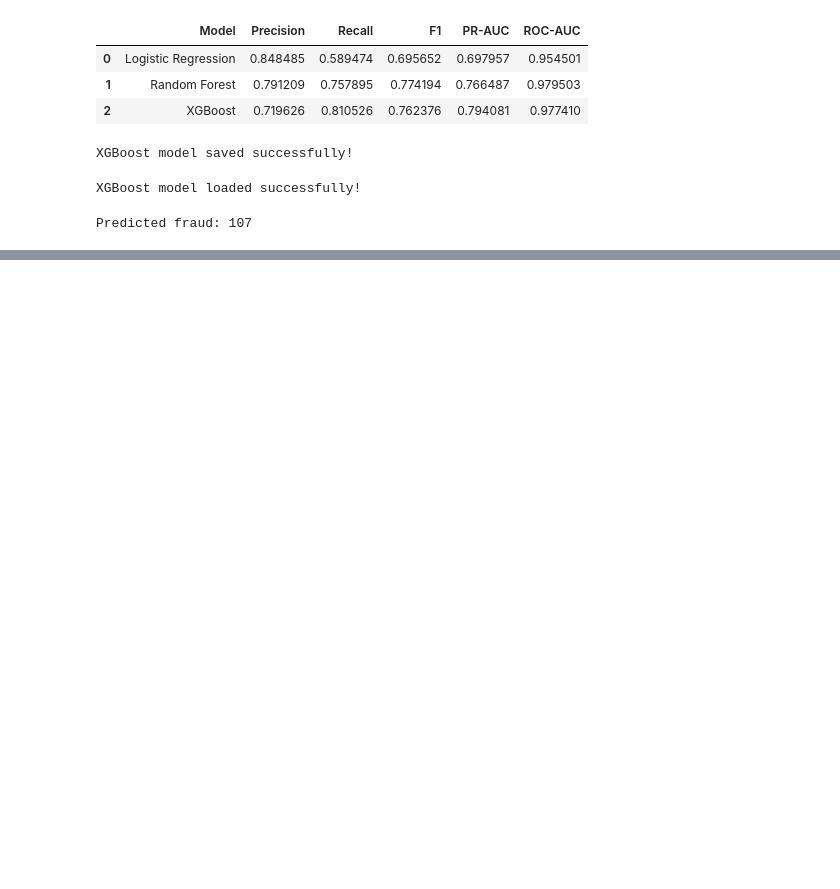
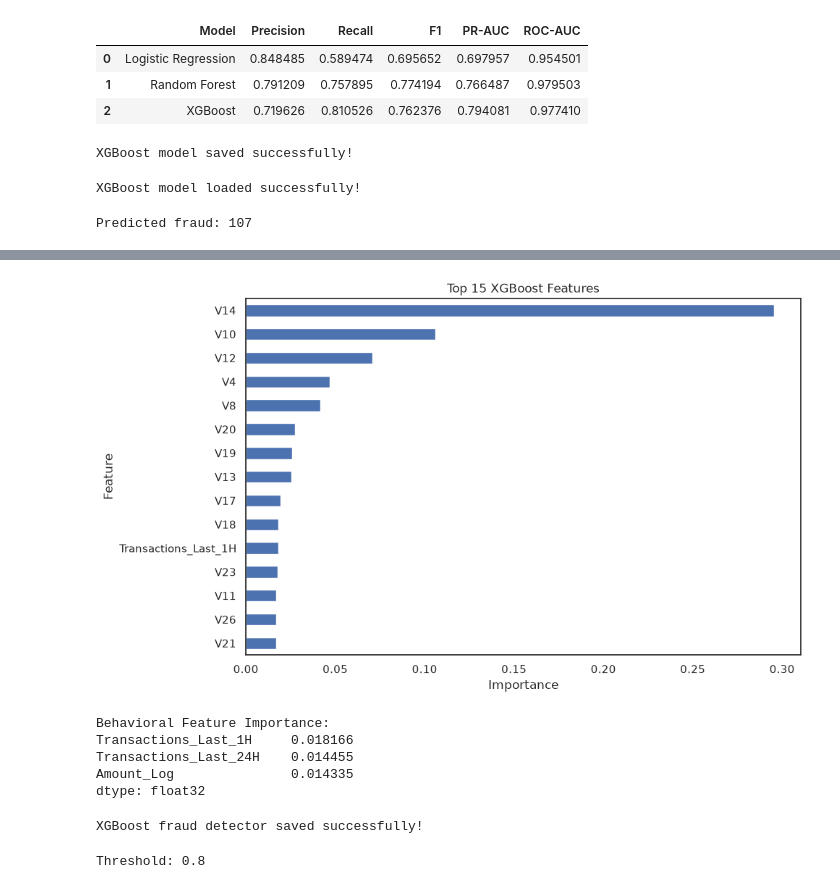
Before and after one commit to to-bits/BehaviorGuard-Customer-Behavioral-Profiling-for-Credit-Card-Fraud-Detection, a Jupyter notebook: BehaviorGuard — Customer Behavioral Profiling for Credit Card Fraud Detection/notebooks/02_baseline_model.ipynb, the cells around one changed output, grey strips where cells are left out. Saved outputs shown, nothing was run; the diff lists cells and outputs as text; code cells hidden in the pictures; blank space fills up the shorter version.

Commit message:
final XGBoost model

```diff
--- a/BehaviorGuard — Customer Behavioral Profiling for Credit Card Fraud Detection/notebooks/02_baseline_model.ipynb
+++ b/BehaviorGuard — Customer Behavioral Profiling for Credit Card Fraud Detection/notebooks/02_baseline_model.ipynb
@@ -590,0 +696,7 @@ Predicted fraud: 107
+# %%
+feature_importance = pd.Series(
+    xgboost_model.feature_importances_,
+    index=X_train.columns
+).sort_values(ascending=False)
+
+print(feature_importance.head(15))
@@ -590,0 +720,63 @@ Predicted fraud: 107
+# %%
+plt.figure(figsize=(10, 6))
+
+feature_importance.head(15).sort_values().plot(
+    kind="barh"
+)
+
+plt.xlabel("Importance")
+plt.ylabel("Feature")
+plt.title("Top 15 XGBoost Features")
+
+plt.tight_layout()
+plt.show()
+# %% [output]
+[figure, added]
+# %%
+behavioral_features = [
+    "Amount_Log",
+    "Amount_Category",
+    "Transactions_Last_1H",
+    "Transactions_Last_24H",
+    "Amount_ZScore"
+]
+
+behavioral_importance = feature_importance[
+    feature_importance.index.isin(behavioral_features)
+]
+
+print("Behavioral Feature Importance:")
+print(behavioral_importance)
+# %% [output]
+Behavioral Feature Importance:
+Transactions_Last_1H     0.018166
+Transactions_Last_24H    0.014455
+Amount_Log               0.014335
+dtype: float32
+# %%
+import joblib
+
+model_package = {
+    "model": xgboost_model,
+    "threshold": 0.80
+}
+
+joblib.dump(
+    model_package,
+    "../models/xgboost_fraud_detector.pkl"
+)
+
+print("XGBoost fraud detector saved successfully!")
+# %% [output]
+XGBoost fraud detector saved successfully!
+# %%
+loaded_detector = joblib.load(
+    "../models/xgboost_fraud_detector.pkl"
+)
+
+loaded_model = loaded_detector["model"]
+loaded_threshold = loaded_detector["threshold"]
+
+print("Threshold:", loaded_threshold)
+# %% [output]
+Threshold: 0.8
```
Also changed, not shown: parts of 9 cells of this notebook.
